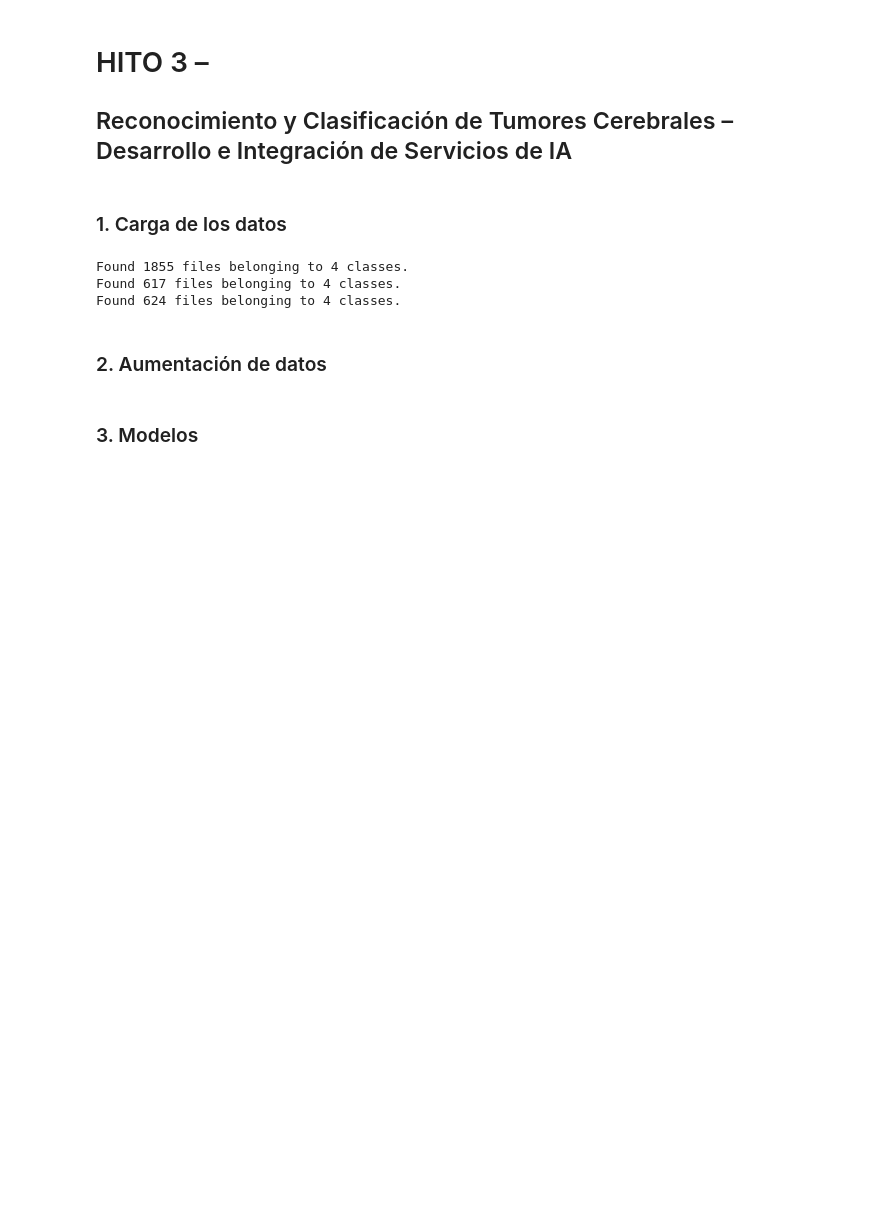
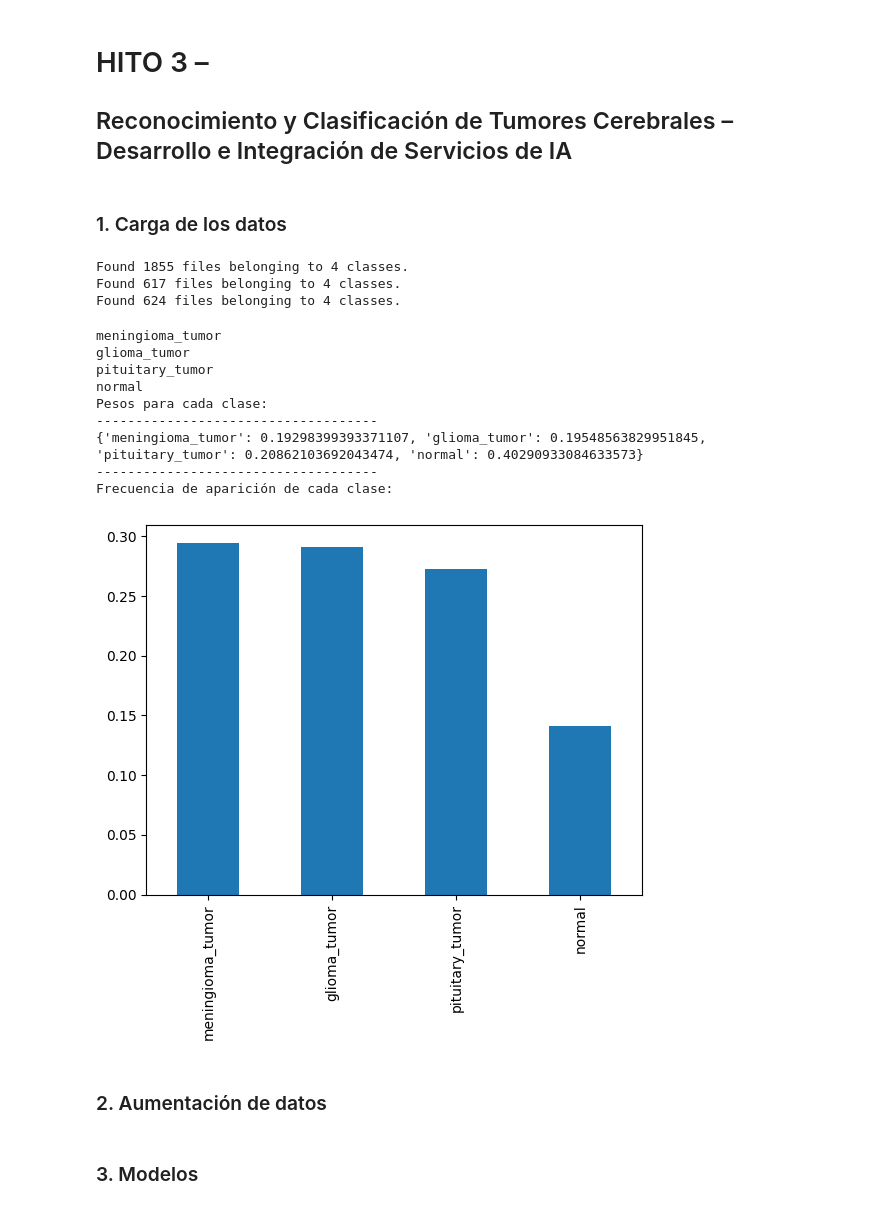
Before and after one commit to Ailuj27/Proyecto_DISIA_Grupo_13, a Jupyter notebook: Reconocimiento_tumores_hito_3.ipynb, the cells around one changed output. Saved outputs shown, nothing was run; the diff lists cells and outputs as text; code cells hidden in the pictures; blank space fills up the shorter version.

```diff
--- a/Reconocimiento_tumores_hito_3.ipynb
+++ b/Reconocimiento_tumores_hito_3.ipynb
@@ -20,6 +22,52 @@ ds_test = keras.utils.image_dataset_from_directory(directory, batch_size = batch
 Found 1855 files belonging to 4 classes.
 Found 617 files belonging to 4 classes.
 Found 624 files belonging to 4 classes.
+# %%
+function = lambda file: file.split(os.sep)[2]
+iterable = ds_train.file_paths
+generator = map(function, iterable)
+
+data = list(generator)
+normalize = True
+sort = True
+kind = "bar"
+frecuencias = pd.Series(data).value_counts(normalize, sort)
+#print(frecuencias)
+weights = {}
+cont = 0
+total = 0
+for clase,frec in frecuencias.items():
+    valor = 1/frec
+    weights[clase]= valor
+    total += valor
+    cont+=1
+#print(weights)
+#normalizamos pesos
+class_weights = {}
+cont = 0
+for clase,w in weights.items():
+    print(clase)
+    class_weights[clase] = w/total
+    cont+=1
+class_indices = {clase: idx for idx, clase in enumerate(frecuencias.keys())}
+mapped_class_weights = {class_indices[clase]: peso for clase, peso in class_weights.items()}
+print("Pesos para cada clase:")
+print("------------------------------------")
+print(class_weights)
+print("------------------------------------")
+print("Frecuencia de aparición de cada clase:")
+pd.Series(data).value_counts(normalize, sort).plot(kind = kind);
+# %% [output]
+meningioma_tumor
+glioma_tumor
+pituitary_tumor
+normal
+Pesos para cada clase:
+------------------------------------
+{'meningioma_tumor': 0.19298399393371107, 'glioma_tumor': 0.19548563829951845, 'pituitary_tumor': 0.20862103692043474, 'normal': 0.40290933084633573}
+------------------------------------
+Frecuencia de aparición de cada clase:
+[figure, added]
 # %% [markdown]
 ### 2. Aumentación de datos
 # %%
```
Also changed, not shown: parts of 5 cells of this notebook, 2 other files.
